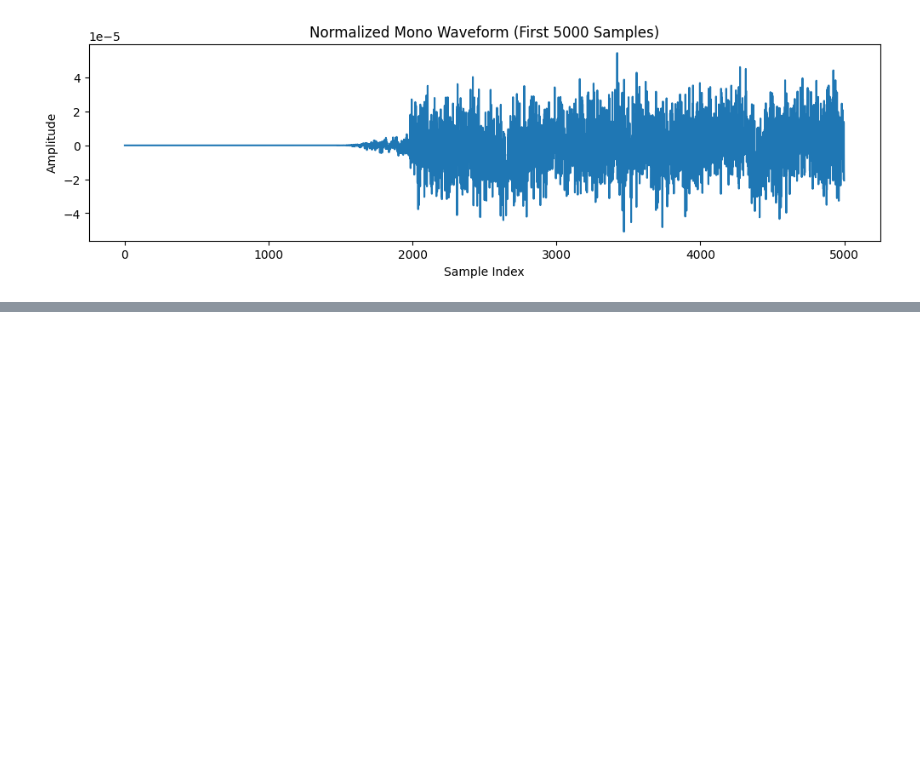
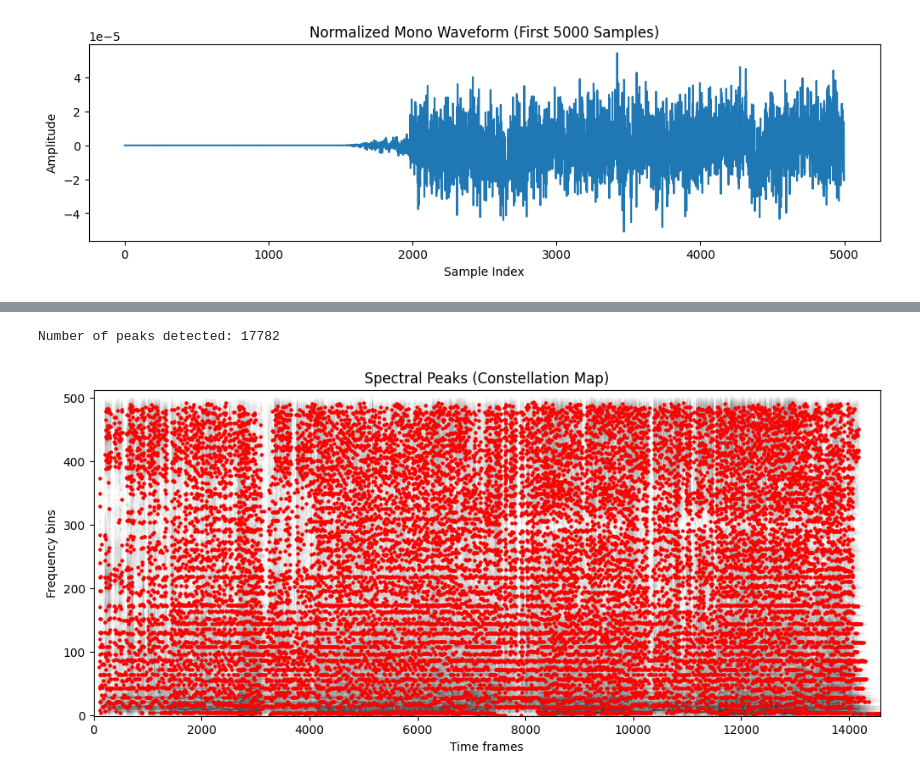
Before and after one commit to SoulSync-Tm/D14_MFC4_Music_Detection, a Jupyter notebook: main.ipynb, the cells around one changed output, grey strips where cells are left out. Drawn from its saved outputs; the diff is of its cells as text; code cells hidden in the pictures; blank space fills up the shorter version.

```diff
--- a/main.ipynb
+++ b/main.ipynb
@@ -53,0 +87,35 @@ plt.show()
+# %%
+S_log = np.log1p(S_mag)
+freq_neighborhood = 15
+time_neighborhood = 15
+
+local_max = maximum_filter(
+    S_log,
+    size=(freq_neighborhood, time_neighborhood)
+)
+
+peaks_mask = (S_log == local_max)
+# %%
+threshold = np.percentile(S_log, 75)  # top 25% energy
+peaks_mask &= (S_log >= threshold)
+# %%
+peak_freqs, peak_times = np.where(peaks_mask)
+
+print("Number of peaks detected:", len(peak_freqs))
+# %% [output]
+Number of peaks detected: 17782
+# %%
+plt.figure(figsize=(12, 5))
+plt.imshow(
+    librosa.amplitude_to_db(S_mag, ref=np.max),
+    origin="lower",
+    aspect="auto",
+    cmap="gray_r"
+)
+plt.scatter(peak_times, peak_freqs, c="red", s=5)
+plt.title("Spectral Peaks (Constellation Map)")
+plt.xlabel("Time frames")
+plt.ylabel("Frequency bins")
+plt.show()
+# %% [output]
+[figure, added]
```
Also changed, not shown: parts of 6 cells of this notebook.
